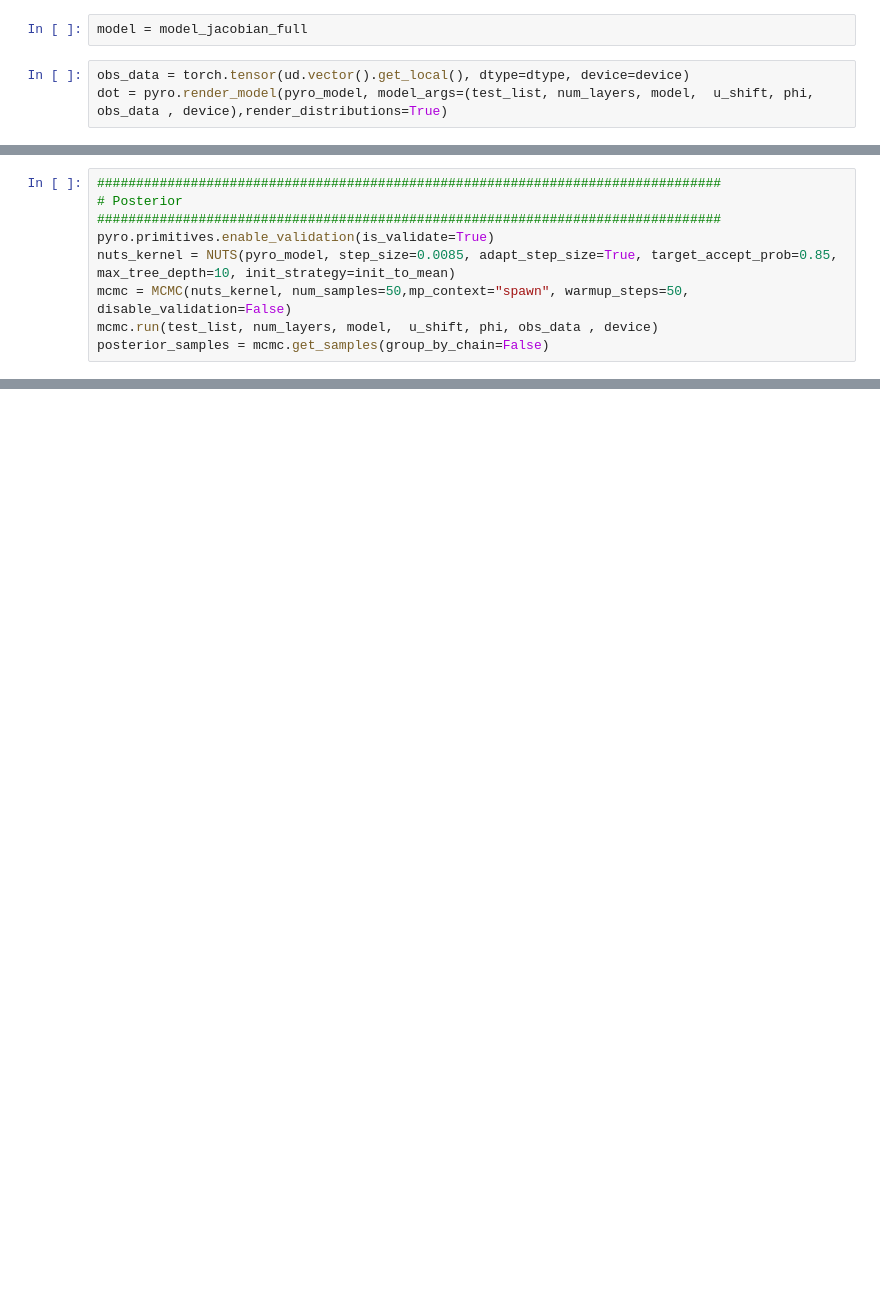
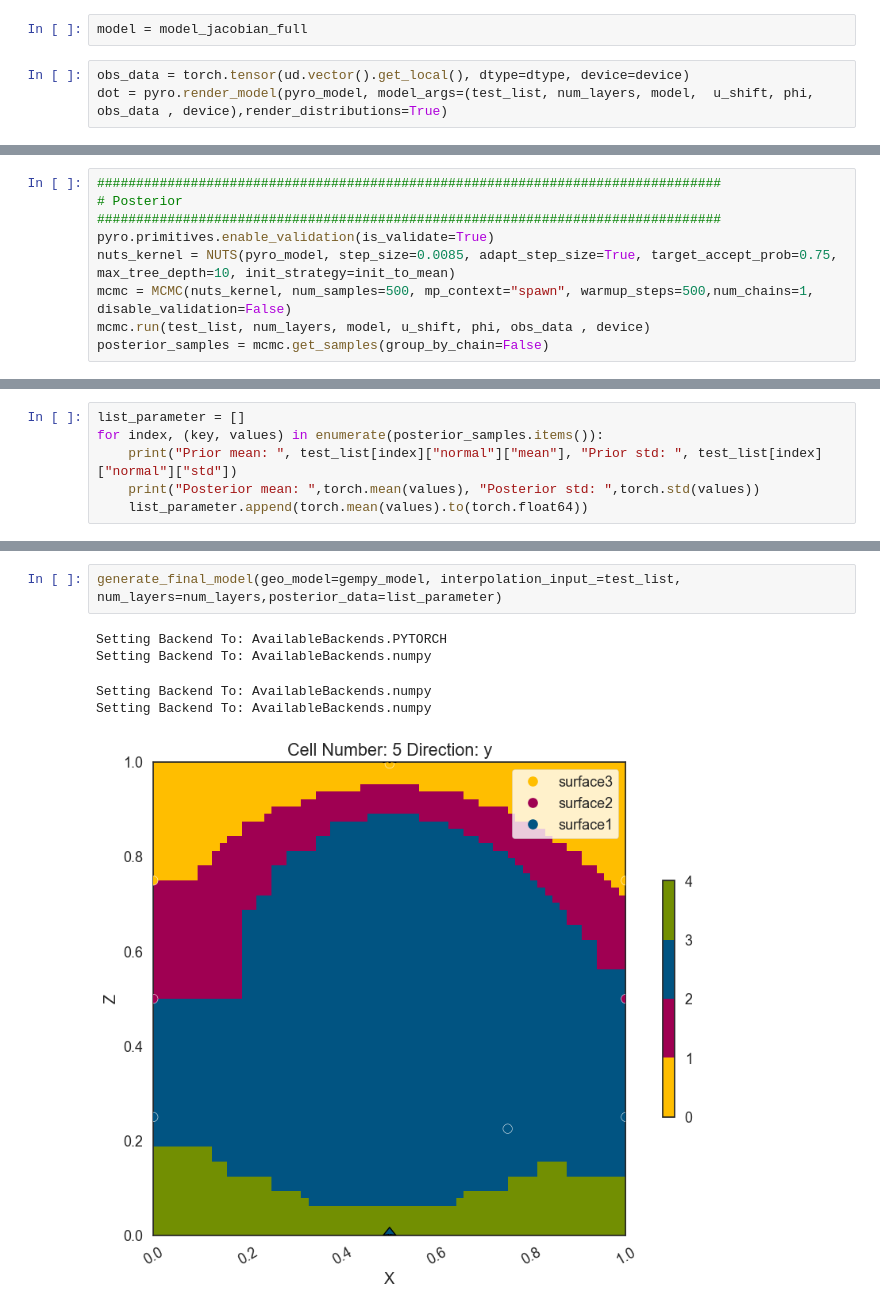
Before and after one commit to Deepprakash222/GempyDINO, a Jupyter notebook: Deep_model/Inversion.ipynb, the cells around one changed output, grey strips where cells are left out. Cells and saved outputs as stored; diff of their text form; blank space fills up the shorter version.

```diff
--- a/Deep_model/Inversion.ipynb
+++ b/Deep_model/Inversion.ipynb
@@ -247,9 +246,9 @@ array([[<Axes: title={'center': 'mu_1'}>,
 # Posterior
 ################################################################################
 pyro.primitives.enable_validation(is_validate=True)
-nuts_kernel = NUTS(pyro_model, step_size=0.0085, adapt_step_size=True, target_accept_prob=0.85, max_tree_depth=10, init_strategy=init_to_mean)
-mcmc = MCMC(nuts_kernel, num_samples=50,mp_context="spawn", warmup_steps=50, disable_validation=False)
-mcmc.run(test_list, num_layers, model,  u_shift, phi, obs_data , device)
+nuts_kernel = NUTS(pyro_model, step_size=0.0085, adapt_step_size=True, target_accept_prob=0.75, max_tree_depth=10, init_strategy=init_to_mean)
+mcmc = MCMC(nuts_kernel, num_samples=500, mp_context="spawn", warmup_steps=500,num_chains=1, disable_validation=False)
+mcmc.run(test_list, num_layers, model, u_shift, phi, obs_data , device)
 posterior_samples = mcmc.get_samples(group_by_chain=False)
 # %%
 posterior_predictive = Predictive(pyro_model, posterior_samples)(test_list, num_layers, model,  u_shift, phi, obs_data , device)
@@ -283,0 +283,6 @@ for i in range(len(test_list)):
+# %%
+list_parameter = []
+for index, (key, values) in enumerate(posterior_samples.items()):
+    print("Prior mean: ", test_list[index]["normal"]["mean"], "Prior std: ", test_list[index]["normal"]["std"])
+    print("Posterior mean: ",torch.mean(values), "Posterior std: ",torch.std(values))
+    list_parameter.append(torch.mean(values).to(torch.float64))
@@ -283,0 +308,8 @@ for i in range(len(test_list)):
+# %%
+generate_final_model(geo_model=gempy_model, interpolation_input_=test_list, num_layers=num_layers,posterior_data=list_parameter)
+# %% [output]
+Setting Backend To: AvailableBackends.PYTORCH
+Setting Backend To: AvailableBackends.numpy
+Setting Backend To: AvailableBackends.numpy
+Setting Backend To: AvailableBackends.numpy
+[figure, added]
```
Also changed, not shown: parts of 12 cells of this notebook, 11 other files.
